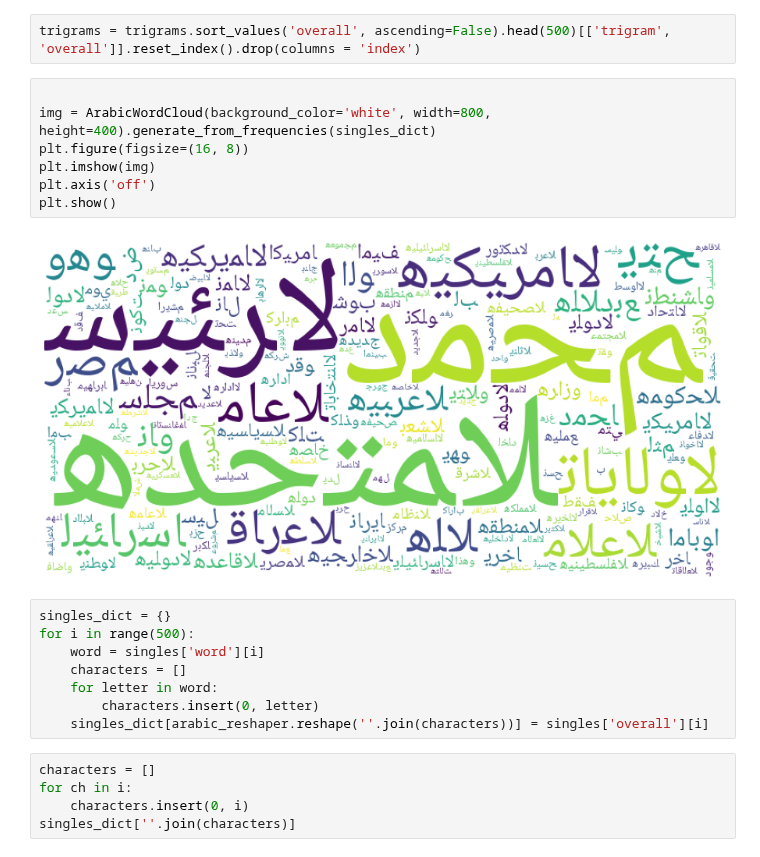
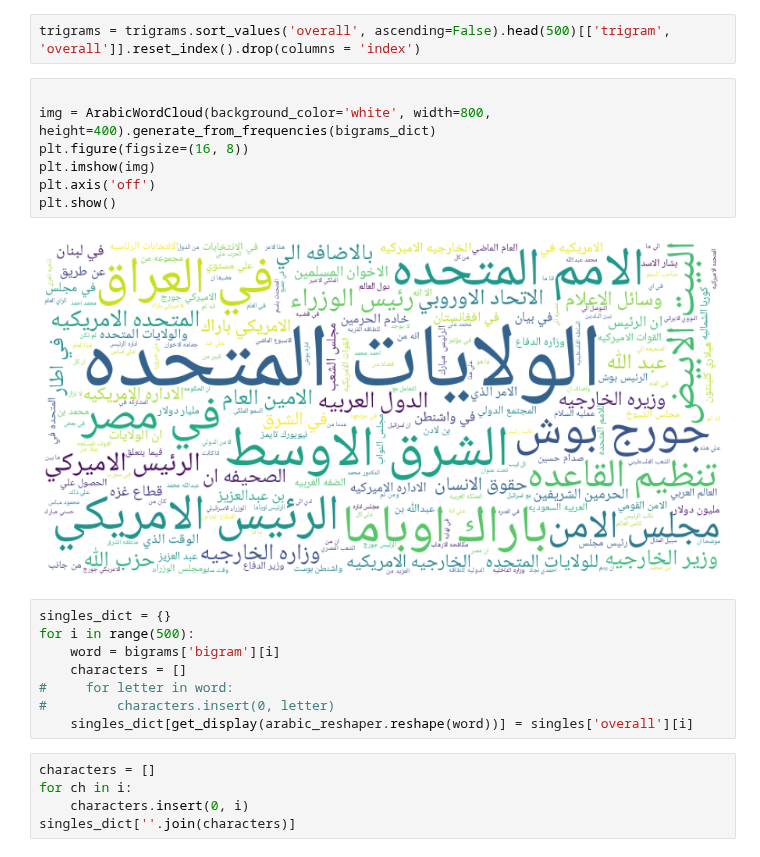
Before and after one commit to Rachuig-Green-Rackley-Shiben/arabic_media_nlp_project, a Jupyter notebook: andrews_work/wordclouds.ipynb, the cells around one changed output. Cells and saved outputs as stored; diff of their text form.

```diff
--- a/andrews_work/wordclouds.ipynb
+++ b/andrews_work/wordclouds.ipynb
@@ -20,21 +40,21 @@ trigrams = pd.read_csv('all_trigrams.csv')
 trigrams = trigrams.sort_values('overall', ascending=False).head(500)[['trigram', 'overall']].reset_index().drop(columns = 'index')
 # %%
 
-img = ArabicWordCloud(background_color='white', width=800, height=400).generate_from_frequencies(singles_dict)
+img = ArabicWordCloud(background_color='white', width=800, height=400).generate_from_frequencies(bigrams_dict)
 plt.figure(figsize=(16, 8))
 plt.imshow(img)
 plt.axis('off')
 plt.show()
 # %% [output]
-[figure, old version]
+[figure, new version]
 # %%
 singles_dict = {}
 for i in range(500):
-    word = singles['word'][i]
+    word = bigrams['bigram'][i]
     characters = []
-    for letter in word:
-        characters.insert(0, letter)
-    singles_dict[arabic_reshaper.reshape(''.join(characters))] = singles['overall'][i]
+#     for letter in word:
+#         characters.insert(0, letter)
+    singles_dict[get_display(arabic_reshaper.reshape(word))] = singles['overall'][i]
 # %%
 characters = []
 for ch in i:
```
Also changed, not shown: parts of 17 cells of this notebook, 2 other files.
